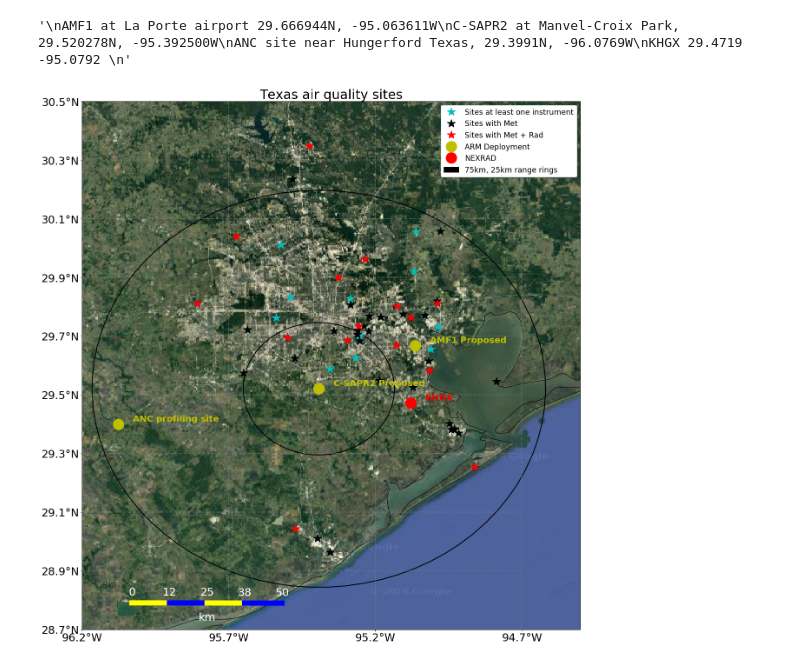
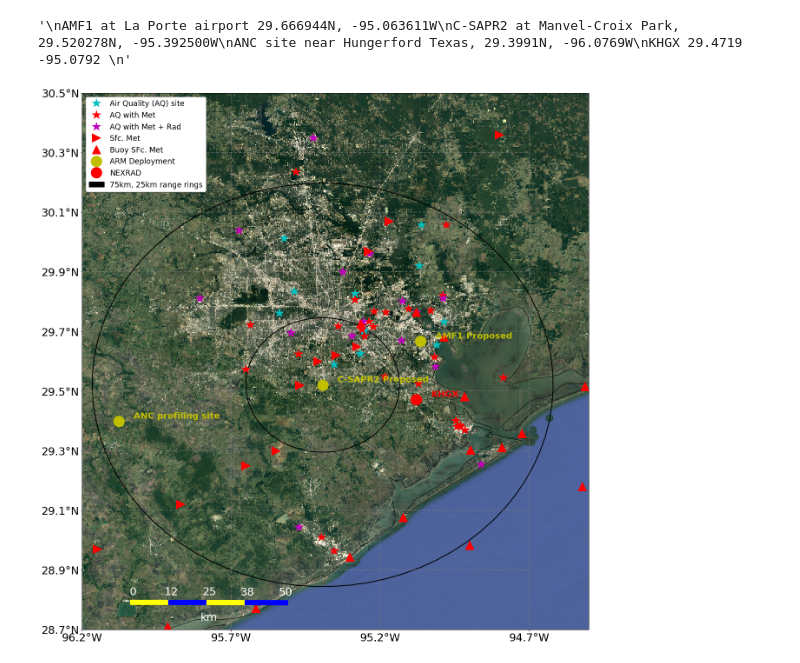
Before and after one commit to ARM-Development/TRACER, a Jupyter notebook: notebooks/TRACER_map.ipynb, the cells around one changed output. Drawn from its saved outputs; the diff is of its cells as text; code cells hidden in the pictures.

Commit message:
ADD: KML file ingest for buoys

```diff
--- a/notebooks/TRACER_map.ipynb
+++ b/notebooks/TRACER_map.ipynb
@@ -121,6 +154,10 @@ df = pd.read_csv('../data/HGB_Monitors.txt')
 all_met = pd.read_csv('../data/inst_at_cams_sites.csv')
 # %%
 cams_locs = pd.read_csv('../data/CAMS_locations.csv')
+# %%
+boys_locs = keyholemarkup2x('../data/stations_by_program.kml',output='gpd')
+bouy_sites = pd.DataFrame({'Latitude' : boys_locs['latitude'].astype(float).values,
+                         'Longitude' : boys_locs['longitude'].astype(float).values})
 # %%
 lalo_cams = cams_locs['LongitudeLatitude']
 lat_cams = [float(this_item.split(',')[1]) for this_item in lalo_cams]
@@ -233,12 +270,14 @@ def rring(radius_km):
 
     plt.gca().add_geometries(geoms, ccrs.PlateCarree(), facecolor='none',
                              edgecolor='k', alpha=1, linewidth=2)
+# %%
+mybb = {'north' : ex[3], 'south': ex[2], 'east' : ex[0], 'west' : ex[1]}
+nws_sites = get_siph(mybb)
 # %%
 i = 0
-plt.figure(figsize=[20,18])
+myf = plt.figure(figsize=[20,18])
 ax = plt.axes(projection=ccrs.PlateCarree())
 
-ex = [-96.2, -94.5, 28.7, 30.50001]
 
 ax.set_extent(ex)
 
@@ -267,7 +306,8 @@ ax.add_feature(coast, edgecolor='k', facecolor='none')
 ax.add_feature(states_provinces, edgecolor='gray')
 
 request = cimgt.GoogleTiles(style='satellite')
-ax.add_image(request, 9, zorder=0)
+ax.add_image(request, 12, zorder=0)
+line_collection = boys_locs.plot(marker='*', color='green',ax = ax)
 
 plt.xticks(fontsize=25)
 plt.yticks(fontsize=25)
@@ -282,37 +322,40 @@ gl = ax.gridlines(crs = ccrs.PlateCarree(), draw_labels=False,
                   linewidth=2, color='gray', alpha=0.5, linestyle='--',
                  xlocs=lon_lines, ylocs=lat_lines)
 
 
 
 
 
-plot_points_from_df(good_met, 'c*', ssize=20, label='Sites at least one instrument')
-plot_points_from_df(basic_sites, 'k*', ssize=20, label='Sites with Met')
-plot_points_from_df(rad_sites, 'r*', ssize=20, label='Sites with Met + Rad')
+plot_points_from_df(good_met, 'c*', ssize=20, label='Air Quality (AQ) site')
+plot_points_from_df(basic_sites, 'r*', ssize=20, label='AQ with Met')
+plot_points_from_df(rad_sites, 'm*', ssize=20, label='AQ with Met + Rad')
+plot_points_from_df(nws_sites, 'r>', ssize=20, label='Sfc. Met')
+plot_points_from_df(bouy_sites, 'r^', ssize=20, label='Buoy SFc. Met')
 
 plot_points_from_df(arm_sites, 'yo', ssize=25, label='ARM Deployment')
 plot_text(arm_sites, dx=0.05, tcol='y')
 
-
+#{'b', 'g', 'r', 'c', 'm', 'y', 'k', 'w'}
 plot_points_from_df(nexrad_sites, 'ro', ssize=25, label='NEXRAD')
 plot_text(nexrad_sites, dx=0.05, tcol='r')
 
 
 rring(75)
 rring(25)
 
 extraString = '75km, 25km range rings'
 handles, labels = plt.gca().get_legend_handles_labels()
 handles.append(mpatches.Patch(color='k', label=extraString))
 
 
 
 scale_bar_left(plt.gca(), linewidth=12, fs=25, col='white', length=50)
 
 plt.legend(shadow=True, fontsize='xx-large', handles=handles)
-plt.title('Texas air quality sites', fontsize=30)
 plt.tight_layout()
-plt.savefig('../images/texas_HGB_sites.png')
+
+
+plt.savefig('../images/texas_HGB_sites.png', dpi=300)
 plt.show()
 # %% [output]
-[figure, old version]
+[figure, new version]
```
Also changed, not shown: parts of 4 cells of this notebook, 1 other file.
